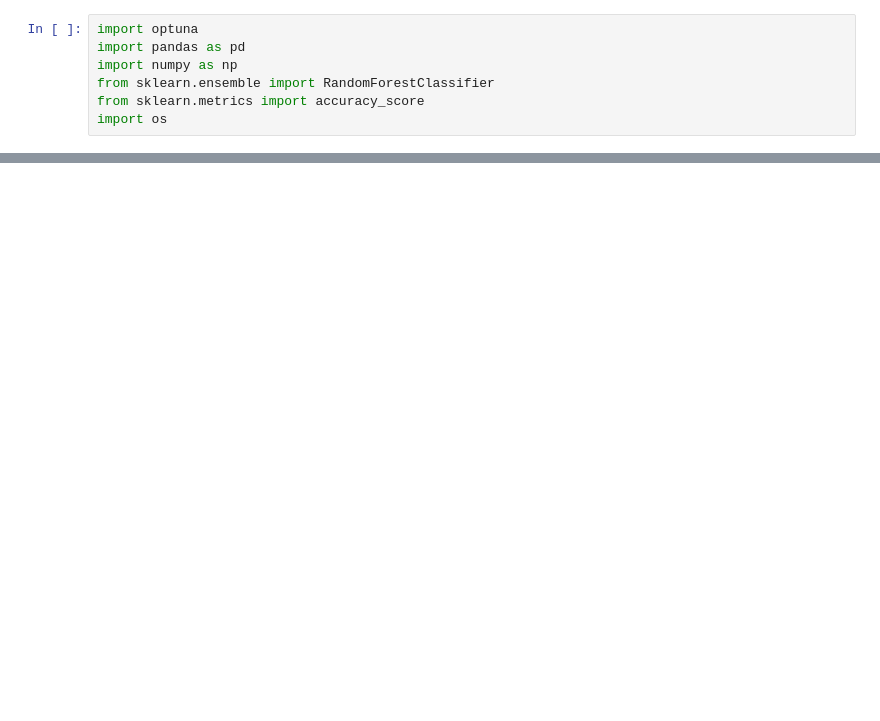
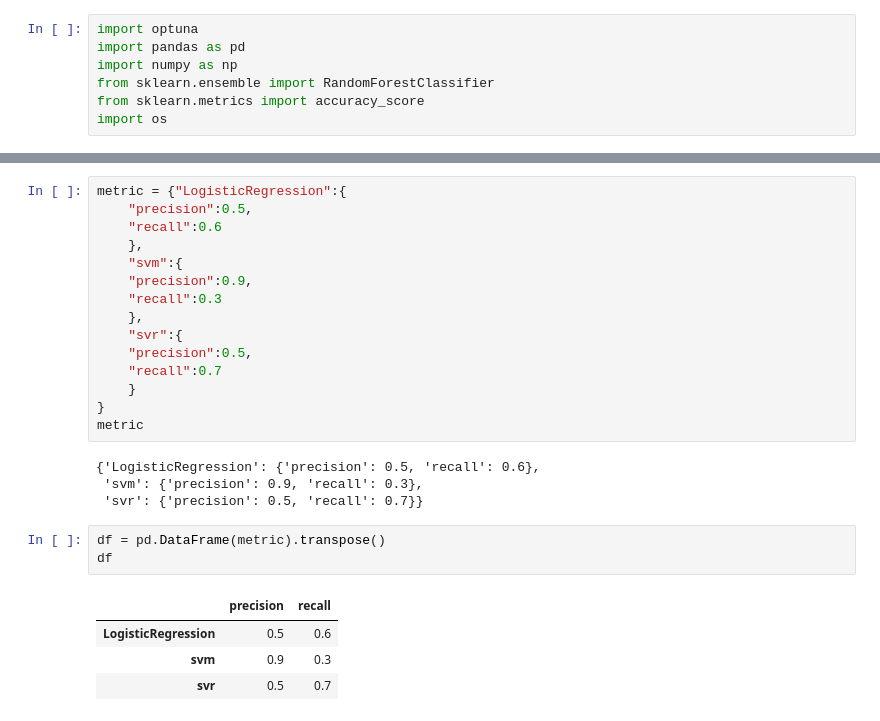
Before and after one commit to izam-mohammed/Customer-Churn, a Jupyter notebook: research/trials.ipynb, the cells around one changed output, grey strips where cells are left out. Saved outputs shown, nothing was run; the diff lists cells and outputs as text; blank space fills up the shorter version.

```diff
--- a/research/trials.ipynb
+++ b/research/trials.ipynb
@@ -76,0 +93,27 @@ Best Trial Value (Accuracy): 0.7530163236337828
+# %%
+metric = {"LogisticRegression":{
+    "precision":0.5,
+    "recall":0.6
+    },
+    "svm":{
+    "precision":0.9,
+    "recall":0.3
+    },
+    "svr":{
+    "precision":0.5,
+    "recall":0.7
+    }
+}
+metric
+# %% [output]
+{'LogisticRegression': {'precision': 0.5, 'recall': 0.6},
+ 'svm': {'precision': 0.9, 'recall': 0.3},
+ 'svr': {'precision': 0.5, 'recall': 0.7}}
+# %%
+df = pd.DataFrame(metric).transpose()
+df
+# %% [output]
+|  | precision | recall |
+| LogisticRegression | 0.5 | 0.6 |
+| svm | 0.9 | 0.3 |
+| svr | 0.5 | 0.7 |
```
Also changed, not shown: parts of 10 cells of this notebook, 7 other files.
